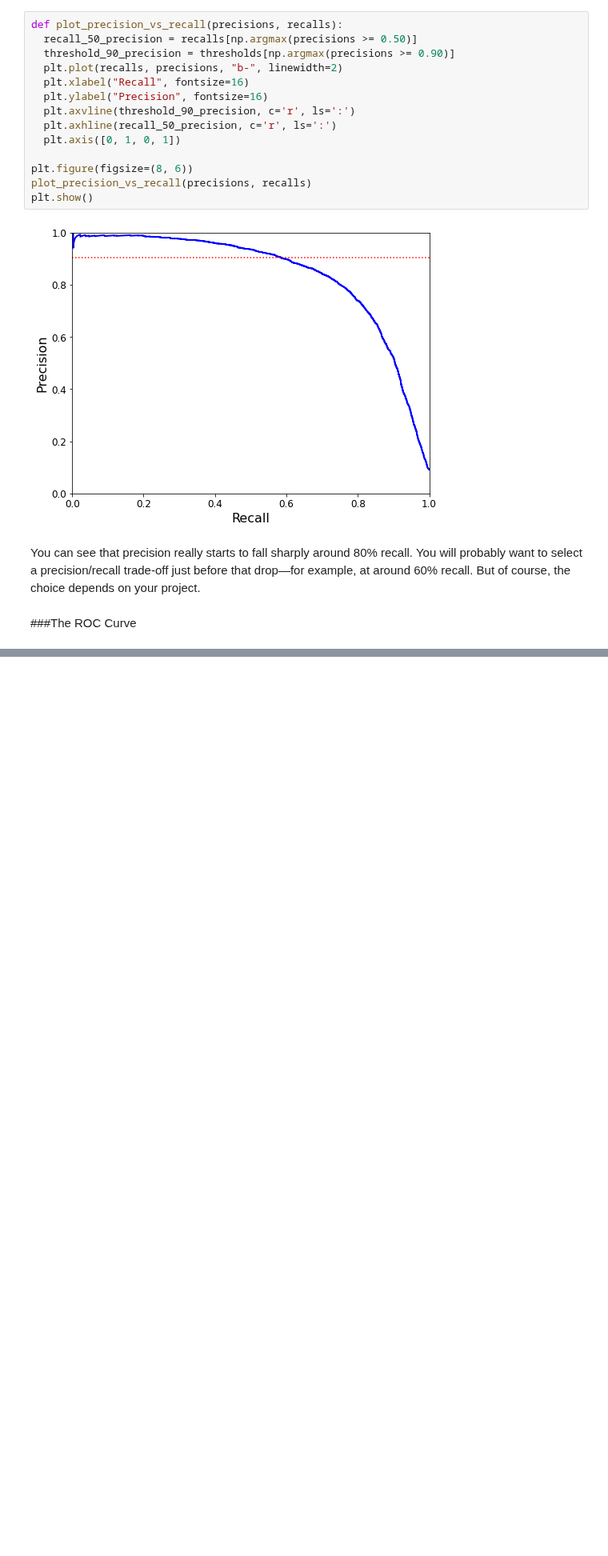
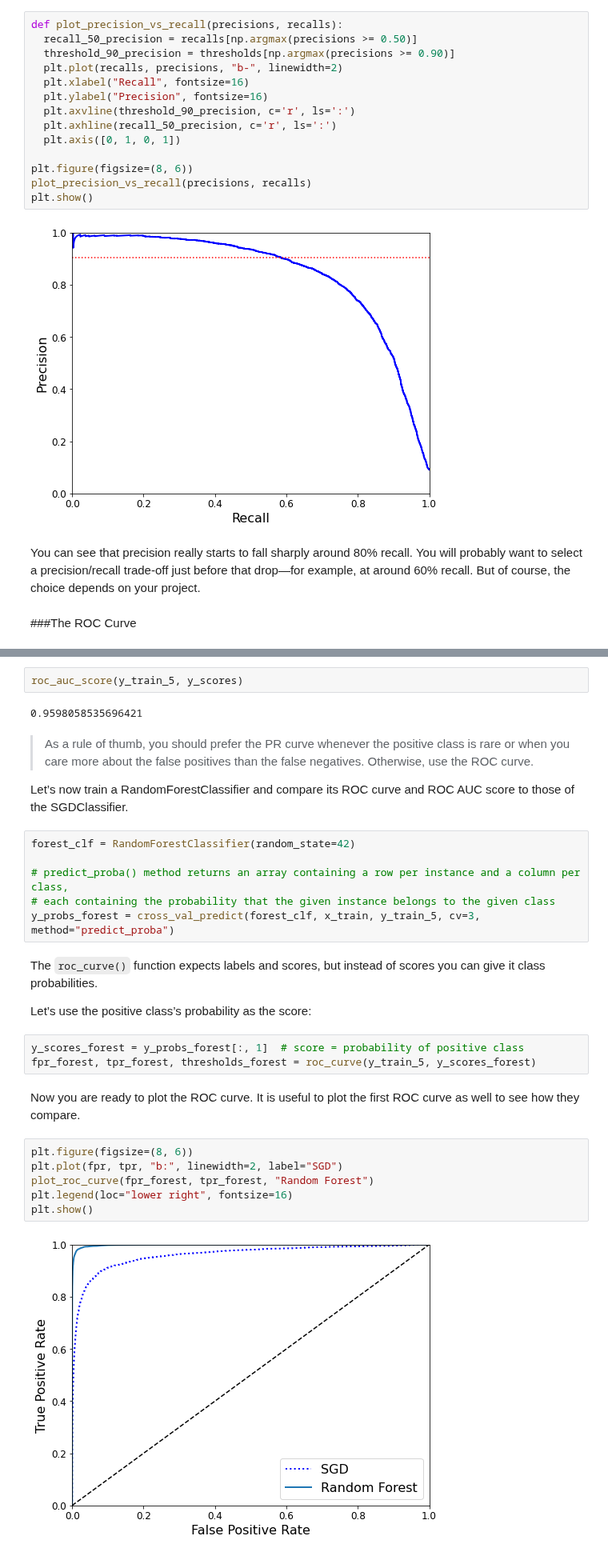
Before and after one commit to rahiakela/machine-learning-research-and-practice, a Jupyter notebook: hands-on-machine-learning-with-scikit-learn-keras-and-tensorflow/3-classification/classification_fundamentals.ipynb, the cells around one changed output, grey strips where cells are left out. Shown at 80% size. Drawn from its saved outputs; the diff is of its cells as text; blank space fills up the shorter version.

```diff
--- a/hands-on-machine-learning-with-scikit-learn-keras-and-tensorflow/3-classification/classification_fundamentals.ipynb
+++ b/hands-on-machine-learning-with-scikit-learn-keras-and-tensorflow/3-classification/classification_fundamentals.ipynb
@@ -445,0 +486,36 @@ at around 60% recall. But of course, the choice depends on your project.
+# %%
+roc_auc_score(y_train_5, y_scores)
+# %% [output]
+0.9598058535696421
+# %% [markdown]
+>As a rule
+of thumb, you should prefer the PR curve whenever the positive
+class is rare or when you care more about the false positives than
+the false negatives. Otherwise, use the ROC curve.
+
+Let’s now train a RandomForestClassifier and compare its ROC curve and ROC
+AUC score to those of the SGDClassifier.
+# %%
+forest_clf = RandomForestClassifier(random_state=42)
+
+# predict_proba() method returns an array containing a row per instance and a column per class,
+# each containing the probability that the given instance belongs to the given class
+y_probs_forest = cross_val_predict(forest_clf, x_train, y_train_5, cv=3, method="predict_proba")
+# %% [markdown]
+The `roc_curve()` function expects labels and scores, but instead of scores you can give it class probabilities.
+
+Let’s use the positive class’s probability as the score:
+# %%
+y_scores_forest = y_probs_forest[:, 1]  # score = probability of positive class
+fpr_forest, tpr_forest, thresholds_forest = roc_curve(y_train_5, y_scores_forest)
+# %% [markdown]
+Now you are ready to plot the ROC curve. It is useful to plot the first ROC curve as
+well to see how they compare.
+# %%
+plt.figure(figsize=(8, 6))
+plt.plot(fpr, tpr, "b:", linewidth=2, label="SGD")
+plot_roc_curve(fpr_forest, tpr_forest, "Random Forest")
+plt.legend(loc="lower right", fontsize=16)
+plt.show()
+# %% [output]
+[figure, added]
```
Also changed, not shown: parts of 12 cells of this notebook.
